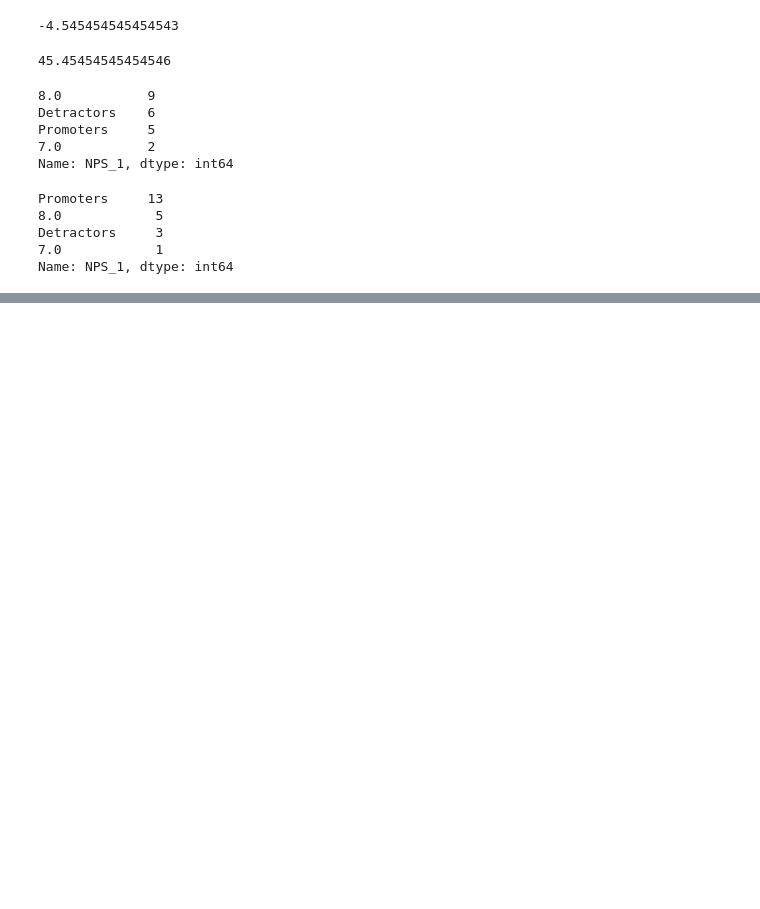
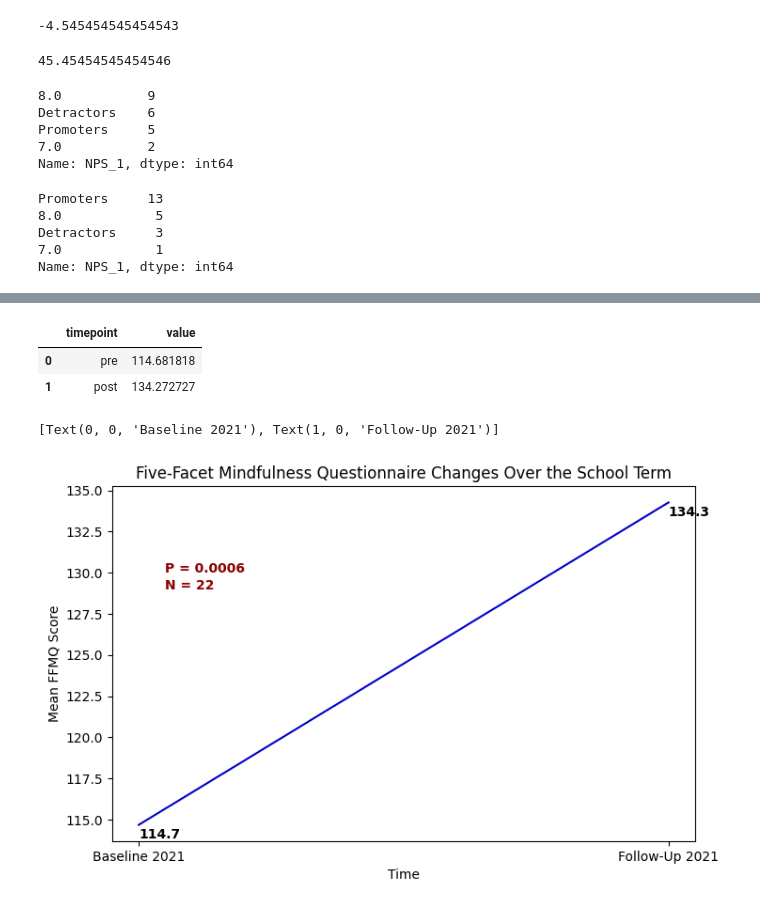
Before and after one commit to youribenadjaoud/PHP1880-stress-survey, a Jupyter notebook: stress_survey.ipynb, the cells around one changed output, grey strips where cells are left out. Drawn from its saved outputs; the diff is of its cells as text; code cells hidden in the pictures; blank space fills up the shorter version.

```diff
--- a/stress_survey.ipynb
+++ b/stress_survey.ipynb
@@ -212,0 +252,36 @@ Name: NPS_1, dtype: int64
+# %%
+ffmq_total_grouped = ffmq_total.groupby('timepoint', sort=False).mean().reset_index()
+# %%
+ffmq_total_grouped
+# %% [output]
+|  | timepoint | value |
+| 0 | pre | 114.681818 |
+| 1 | post | 134.272727 |
+# %%
+fig, ax = plt.subplots(figsize=(8, 5), dpi=100)
+
+sns.lineplot(
+    data=ffmq_total_grouped,
+    x="timepoint",
+    y="value",
+    ci=None,
+    color='mediumblue'
+    )
+ax.set(xlabel = "Time", ylabel = "Mean FFMQ Score")
+ax.set(title= "Five-Facet Mindfulness Questionnaire Changes Over the School Term")
+
+
+for x, y in zip(ffmq_total_grouped['timepoint'], ffmq_total_grouped['value']):
+    plt.text(x = x, y = y-0.8, s = '{:.1f}'.format(y), color = 'black', weight='semibold') #.set_backgroundcolor('lightblue')
+
+plt.text(1-0.95, 130, "P = 0.0006", horizontalalignment='left', size='medium', color='darkred', weight='semibold')
+plt.text(1-0.95, 129, "N = 22", horizontalalignment='left', size='medium', color='darkred', weight='semibold')
+
+labels = [item.get_text() for item in ax.get_xticklabels()]
+labels[0] = 'Baseline 2021'
+labels[1] = 'Follow-Up 2021'
+
+ax.set_xticklabels(labels)
+# %% [output]
+[Text(0, 0, 'Baseline 2021'), Text(1, 0, 'Follow-Up 2021')]
+[figure, added]
```
Also changed, not shown: parts of 6 cells of this notebook.
